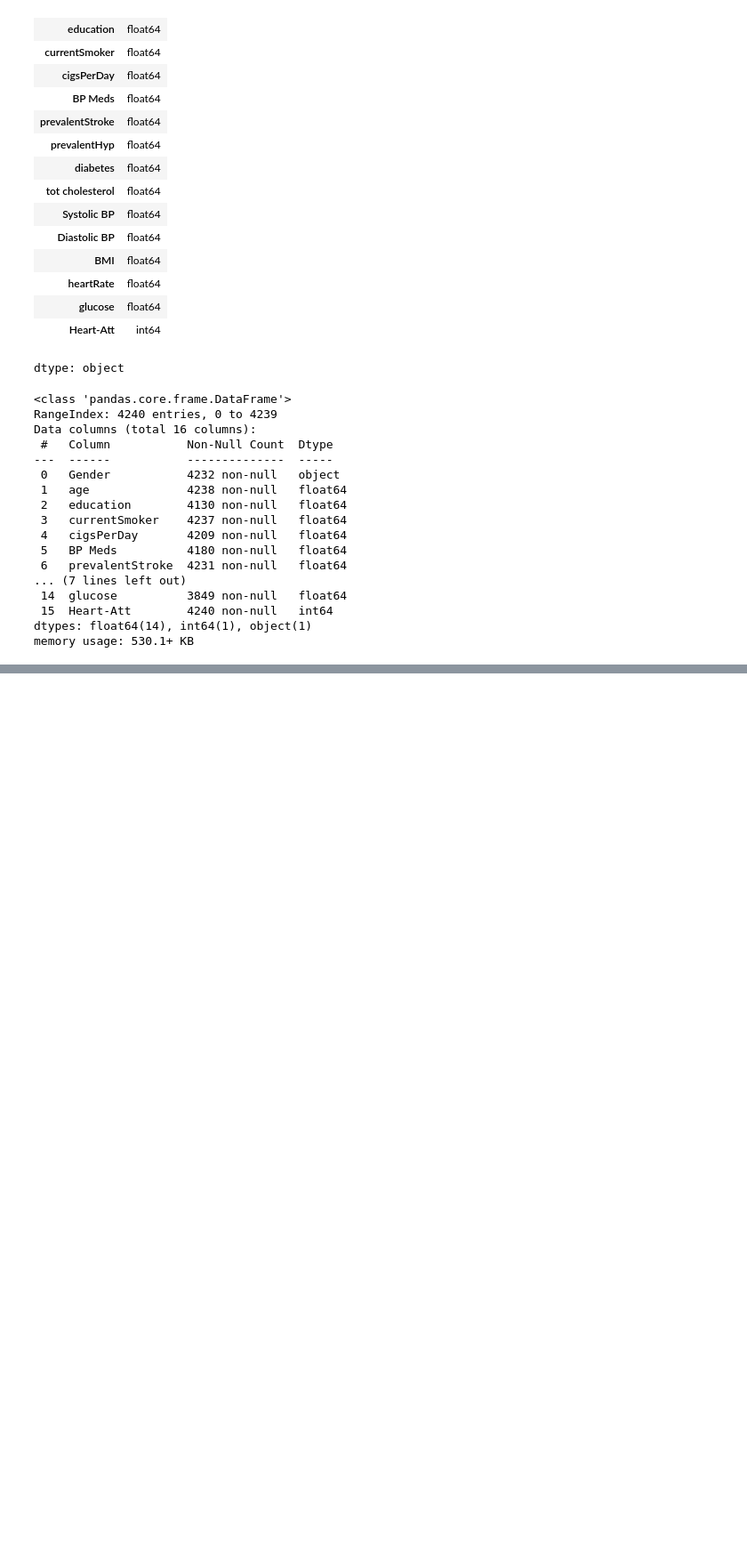
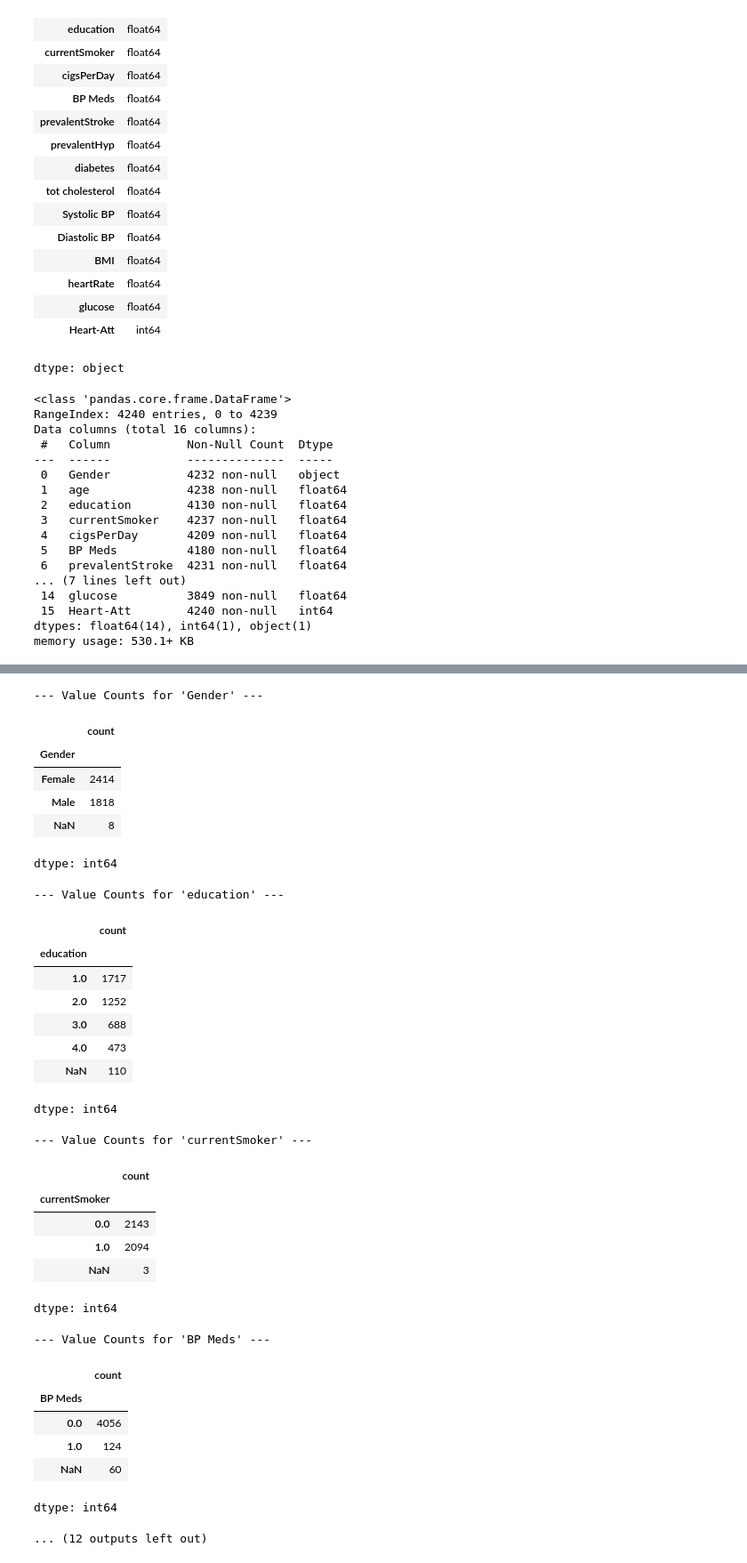
Before and after one commit to Bibhuti-MLAI/Regression_ushealth, a Jupyter notebook: uspatientanalysis.ipynb, the cells around one changed output, grey strips where cells are left out. Shown at 89% size. Drawn from its saved outputs; the diff is of its cells as text; code cells hidden in the pictures; blank space fills up the shorter version.

```diff
--- a/uspatientanalysis.ipynb
+++ b/uspatientanalysis.ipynb
@@ -71,0 +129,41 @@ memory usage: 530.1+ KB
+# %%
+# Identify potential categorical variables (including binary/integer indicators) and print their value counts
+categorical_cols = ['Gender', 'education', 'currentSmoker', 'BP Meds', 'prevalentStroke', 'prevalentHyp', 'diabetes','Heart-Att']
+
+for col in categorical_cols:
+    if col in df.columns:
+        print(f"--- Value Counts for '{col}' ---")
+        display(df[col].value_counts(dropna=False))
+        print("\n")
+# %% [output]
+--- Value Counts for 'Gender' ---
+|  | count |
+| Gender |  |
+| Female | 2414 |
+| Male | 1818 |
+| NaN | 8 |
+dtype: int64
+--- Value Counts for 'education' ---
+|  | count |
+| education |  |
+| 1.0 | 1717 |
+| 2.0 | 1252 |
+| 3.0 | 688 |
+| 4.0 | 473 |
+| NaN | 110 |
+dtype: int64
+--- Value Counts for 'currentSmoker' ---
+|  | count |
+| currentSmoker |  |
+| 0.0 | 2143 |
+| 1.0 | 2094 |
+| NaN | 3 |
+dtype: int64
+--- Value Counts for 'BP Meds' ---
+|  | count |
+| BP Meds |  |
+| 0.0 | 4056 |
+| 1.0 | 124 |
+| NaN | 60 |
+dtype: int64
+... (12 outputs left out)
```
Also changed, not shown: parts of 20 cells of this notebook.
